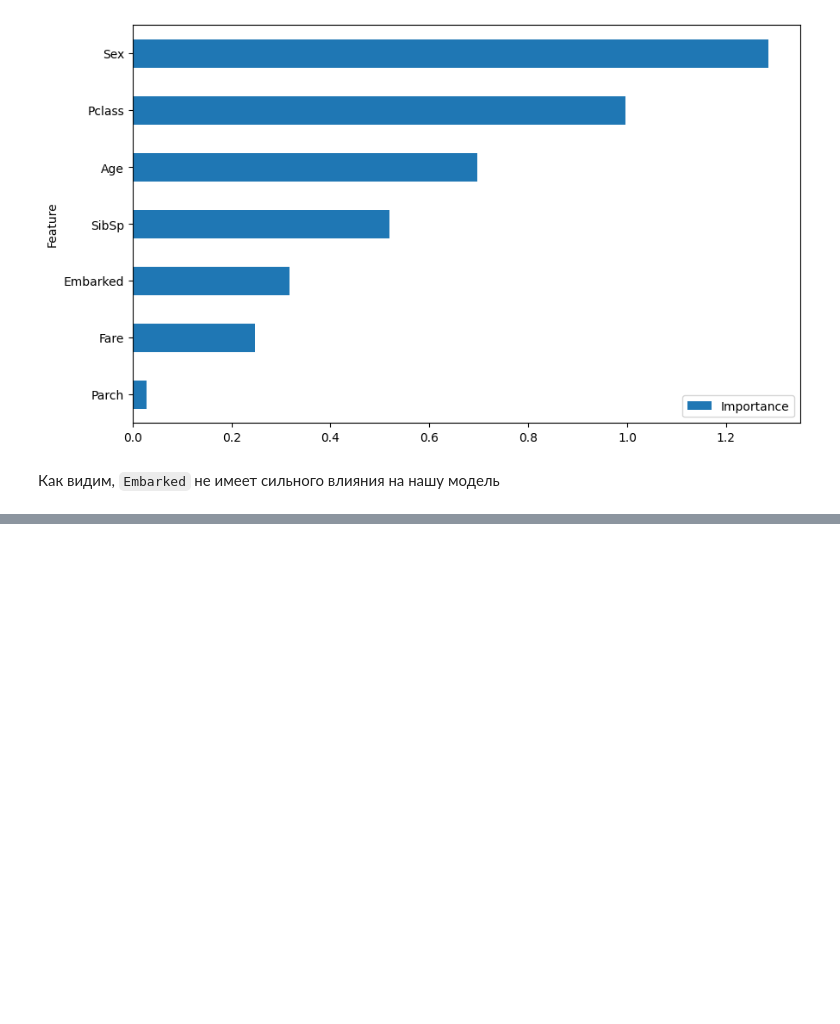
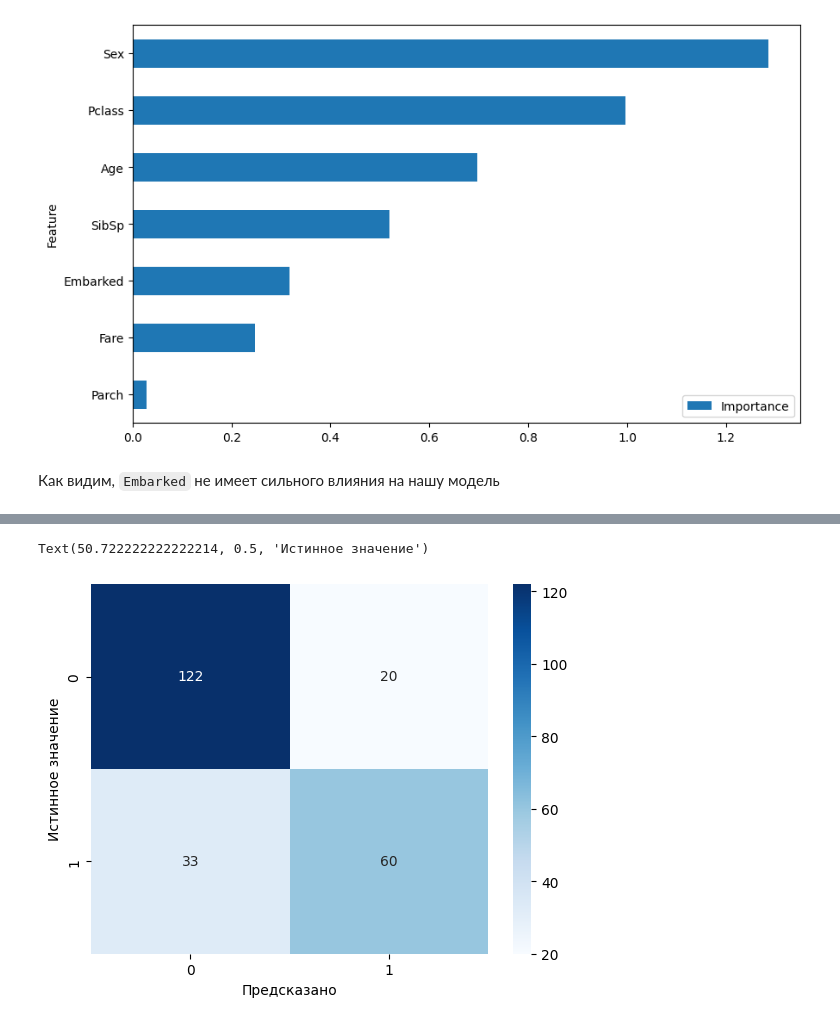
Before and after one commit to ArtemDyrdin/MachineLearning, a Jupyter notebook: LogisticRegression/titanic_classifier.ipynb, the cells around one changed output, grey strips where cells are left out. Drawn from its saved outputs; the diff is of its cells as text; code cells hidden in the pictures; blank space fills up the shorter version.

```diff
--- a/LogisticRegression/titanic_classifier.ipynb
+++ b/LogisticRegression/titanic_classifier.ipynb
@@ -188,0 +250,5 @@ feature_importance.plot(x='Feature', y='Importance', kind='barh', figsize=(10, 6
+# %%
+from sklearn.svm import SVC
+
+clf_svc = SVC().fit(X_train, y_train)
+y_pred_svc = clf_svc.predict(X_test)
@@ -188,0 +263,8 @@ feature_importance.plot(x='Feature', y='Importance', kind='barh', figsize=(10, 6
+# %%
+cm = confusion_matrix(y_test, y_pred_svc)
+sns.heatmap(cm, annot=True, fmt='d', cmap='Blues')
+plt.xlabel('Предсказано')
+plt.ylabel('Истинное значение')
+# %% [output]
+Text(50.722222222222214, 0.5, 'Истинное значение')
+[figure, added]
```
Also changed, not shown: parts of 21 cells of this notebook, 1 other file.
